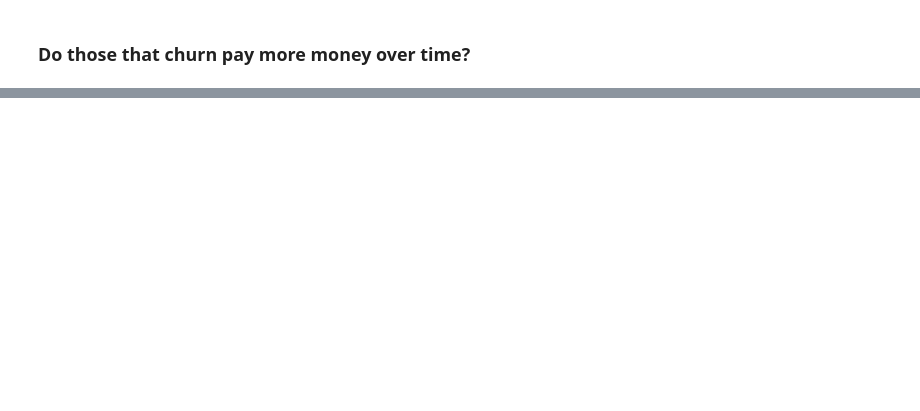
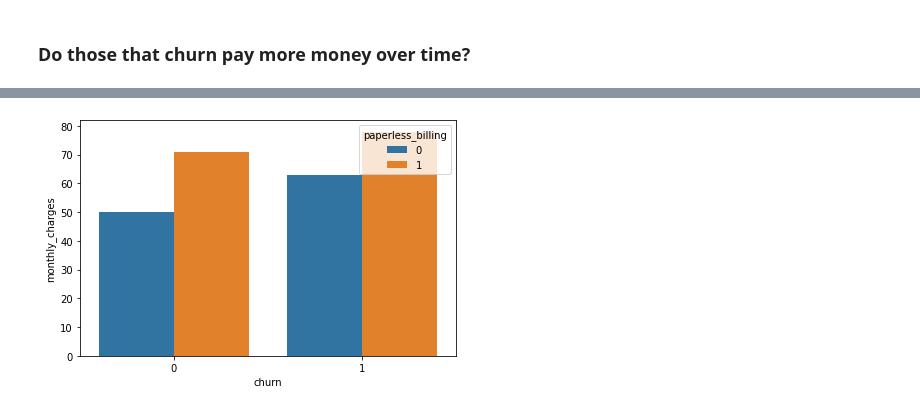
Before and after one commit to scottschmidl/telco_churn_project, a Jupyter notebook: viz.ipynb, the cells around one changed output, grey strips where cells are left out. Cells and saved outputs as stored; diff of their text form; code cells hidden in the pictures; blank space fills up the shorter version.

```diff
--- a/viz.ipynb
+++ b/viz.ipynb
@@ -60,0 +58,5 @@ sns.lineplot(x="tenure", y="monthly_charges", data=train, hue="payment_type", ci
+# %%
+sns.barplot(x="churn", y="monthly_charges", data=train, ci=None, hue="paperless_billing")
+plt.tight_layout();
+# %% [output]
+[figure, added]
```
Also changed, not shown: parts of 6 cells of this notebook, 1 other file.
